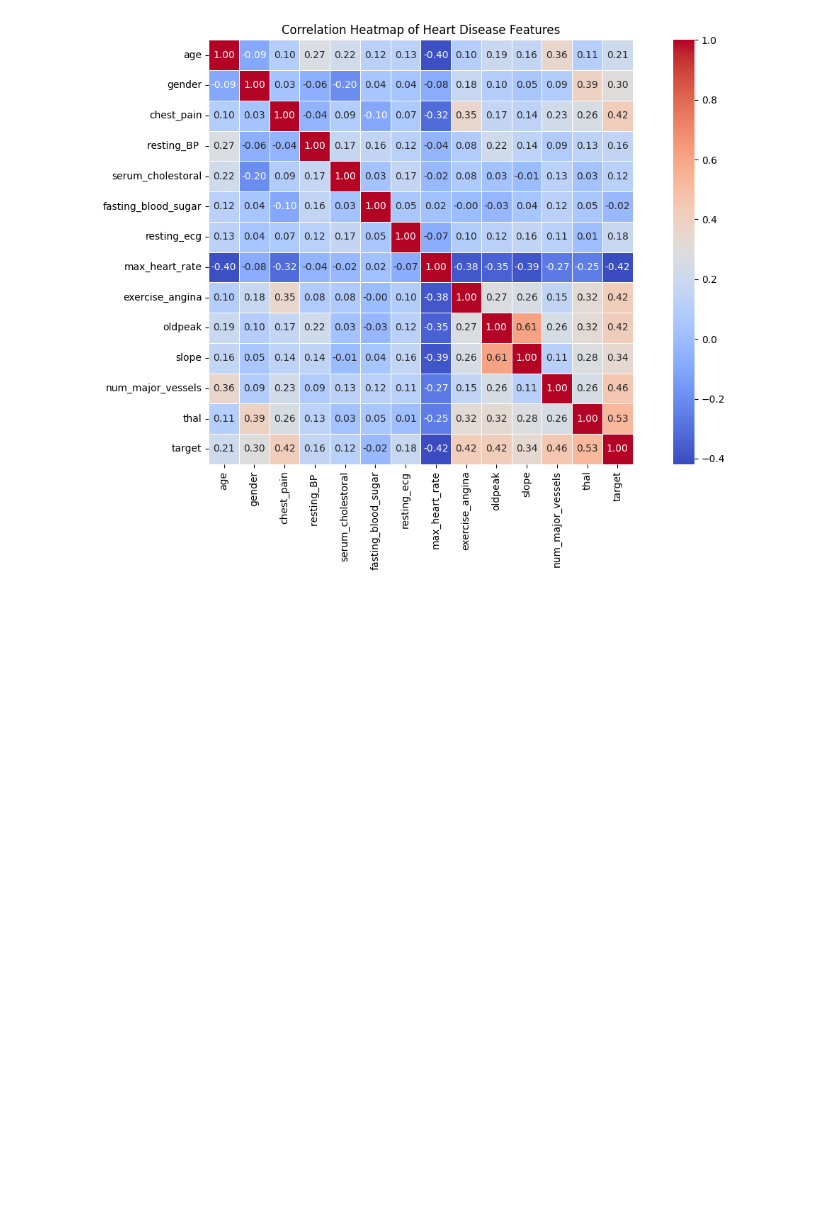
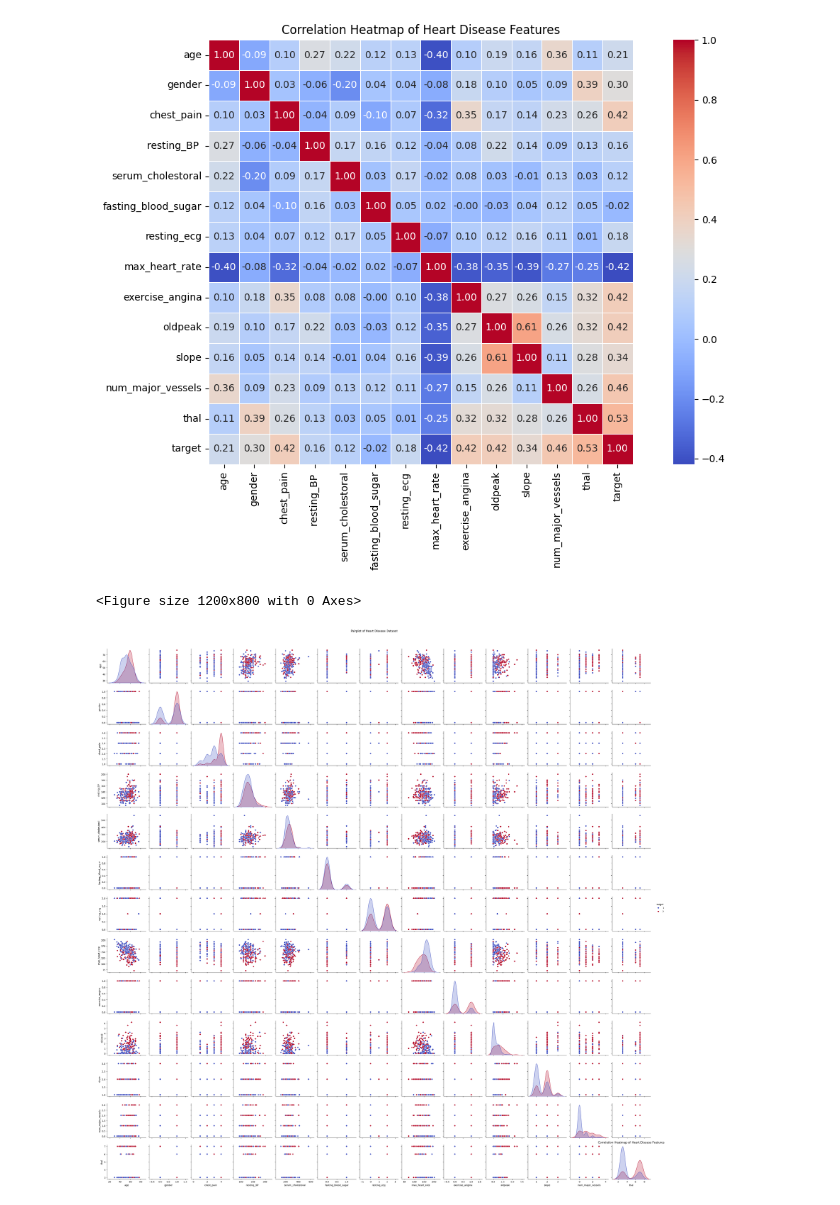
Before and after one commit to bdandu93/EarlyDetectionOfCardioVascularDiseasesUsingMachineLearningAndXAI_Bhargava_Dandu, a Jupyter notebook: notebooks/EarlyDetectionOfHeartDisease_EDA_BhargavaDandu_D00274867.ipynb, the cells around one changed output. Cells and saved outputs as stored; diff of their text form; code cells hidden in the pictures; blank space fills up the shorter version.

```diff
--- a/notebooks/EarlyDetectionOfHeartDisease_EDA_BhargavaDandu_D00274867.ipynb
+++ b/notebooks/EarlyDetectionOfHeartDisease_EDA_BhargavaDandu_D00274867.ipynb
@@ -250,3 +250,13 @@ plt.tight_layout()
 plt.show()
 # %% [output]
 [figure]
+# %%
+plt.figure(figsize=(12, 8))
+sns.pairplot(heart_data, hue='target', palette='coolwarm')
+plt.suptitle("Pairplot of Heart Disease Dataset", y=1.02)
+plt.title("Correlation Heatmap of Heart Disease Features")
+plt.tight_layout()
+plt.show()
+# %% [output]
+<Figure size 1200x800 with 0 Axes>
+[figure, added]
```
Also changed, not shown: parts of 1 cell of this notebook.
